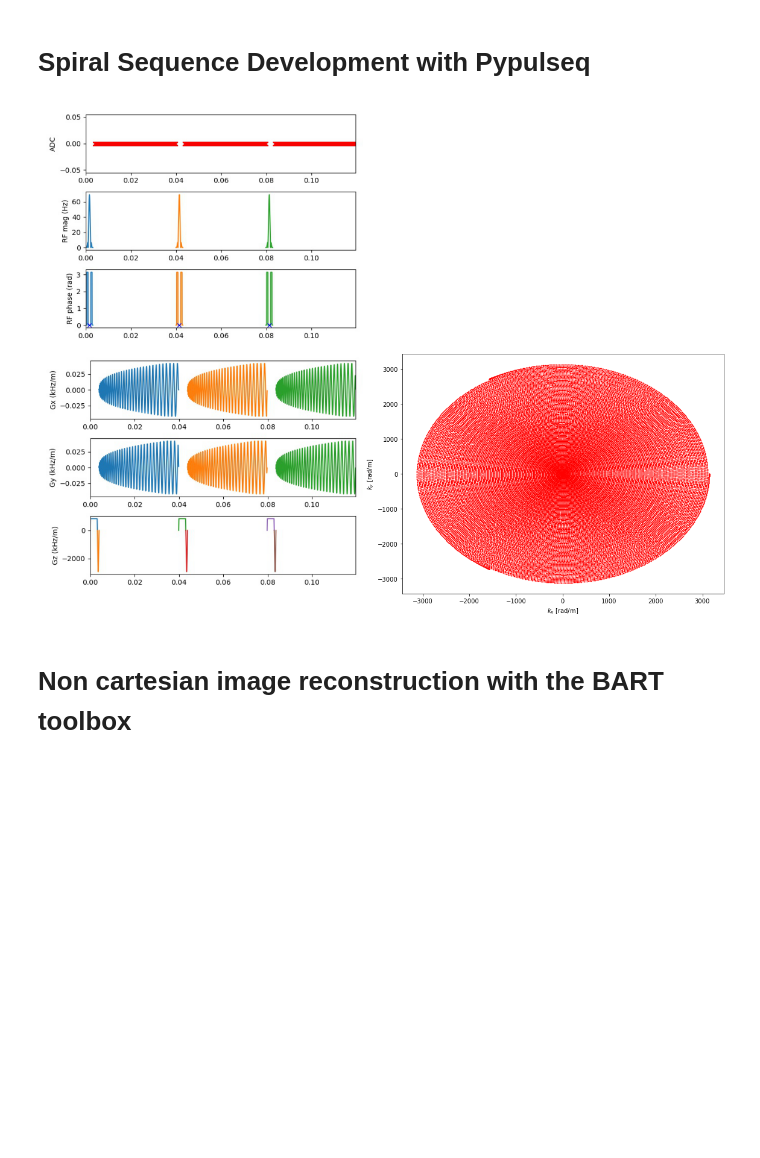
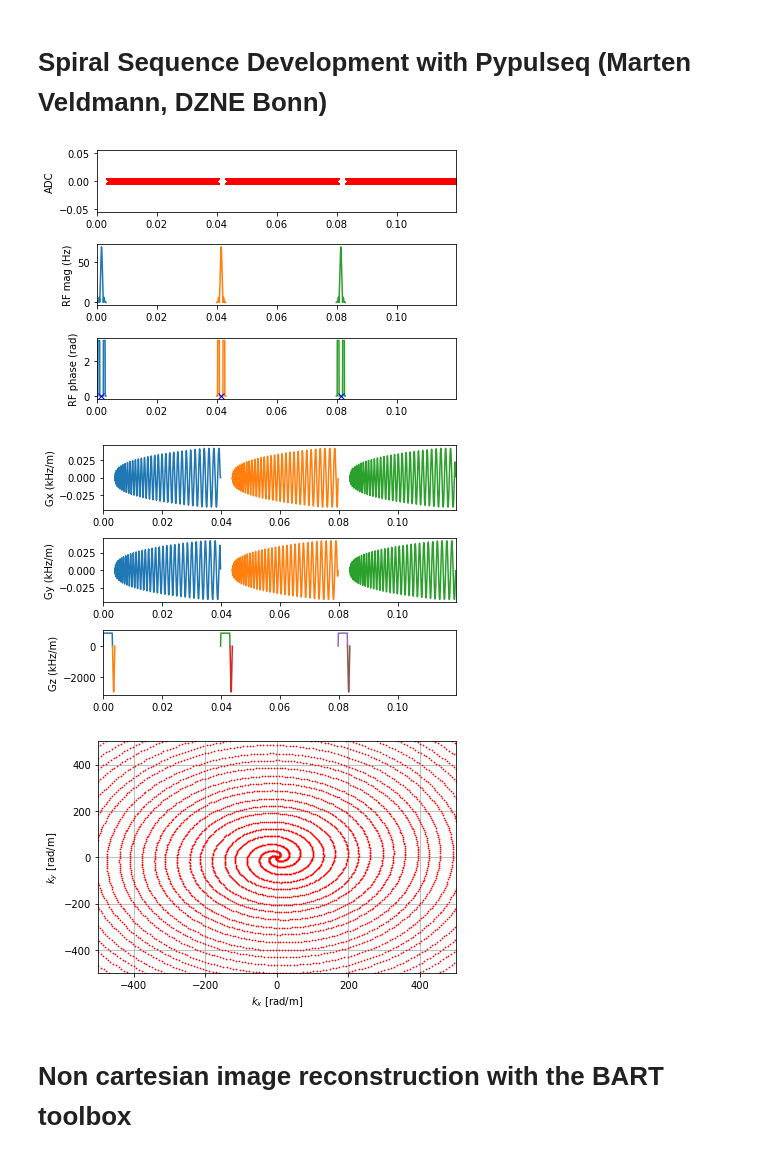
Before and after one commit to mrphysics-bonn/spiral-pypulseq-example, a Jupyter notebook: spiral_example.ipynb, the cells around one changed output. Saved outputs shown, nothing was run; the diff lists cells and outputs as text; code cells hidden in the pictures; blank space fills up the shorter version.

Commit message:
1) exchanged notebook to the version shown in the ISMRM pulsequence tools educational 2) removed seq_plot jpegs

```diff
--- a/spiral_example.ipynb
+++ b/spiral_example.ipynb
@@ -1,5 +1,5 @@
 # %% [markdown]
-# Spiral Sequence Development with Pypulseq
+# Spiral Sequence Development with Pypulseq (Marten Veldmann, DZNE Bonn)
 # %%
 import numpy as np
 
@@ -34,8 +34,9 @@ flip_angle      = 15 # [°]
 rf_duration     = 3  # [ms]
 slice_thickness = 2  # [mm]
 
-rf, gz, gz_rew = make_sinc_pulse(flip_angle=flip_angle*np.pi/180, system=system, duration=rf_duration*1e-3, slice_thickness=slice_thickness*1e-3,
-                            apodization=0.5, time_bw_product=5, use='excitation')
+rf, gz, gz_rew = make_sinc_pulse(flip_angle=flip_angle*np.pi/180, system=system, duration=rf_duration*1e-3,
+                                 slice_thickness=slice_thickness*1e-3, apodization=0.5, time_bw_product=5,
+                                 use='excitation')
 
 # calculate spiral
 nitlv      = 3   # spiral interleaves
@@ -45,7 +46,8 @@ spiraltype = 1   # spiral out
 min_rise   = 6   # minimum gradient rise time
 max_amp    = 42  # maximum gradient amplitude
 
-spiral_calc = spiraltraj.calc_traj(nitlv=nitlv, fov=fov, res=res, spiraltype=spiraltype, min_rise=min_rise, max_amp=max_amp)
+spiral_calc = spiraltraj.calc_traj(nitlv=nitlv, fov=fov, res=res, spiraltype=spiraltype,
+                                   min_rise=min_rise, max_amp=max_amp)
 
 # from list to numpy array
 spiral_x = np.array([])
@@ -82,30 +84,26 @@ seq.write('spiral_example.seq')
 # %%
 # plot sequence
 import matplotlib.pyplot as plt
-import matplotlib.image as mpimg
 %matplotlib inline
 
-# read images created with: seq.plot(time_disp = 's', save=True) - this is only done to be able to place images in subplots
-seq1 = mpimg.imread('seq_plot1.jpg')
-seq2 = mpimg.imread('seq_plot2.jpg')
+# plot sequence diagram with pypulseq's plot command
+seq.plot(time_disp = 's')
 
 # calculate kspace
 ktraj_adc, ktraj, t_excitation, t_refocusing, t_adc = seq.calculate_kspace()
 
-# display images
-fig, ax = plt.subplots(2,2,figsize=[16,12])
-ax[0,0].imshow(seq1)
-ax[0,0].set_axis_off()
-ax[1,0].imshow(seq2)
-ax[1,0].set_xlabel('$t$ [s]')
-ax[1,0].set_axis_off()
-ax[1,1].plot(ktraj_adc[0, :]*1e-3*system.gamma*2*np.pi, ktraj_adc[1, :]*1e-3*system.gamma*2*np.pi, 'r.', markersize=1.5)
-ax[1,1].set_xlabel('$k_x$ [rad/m]')
-ax[1,1].set_ylabel('$k_y$ [rad/m]')
-ax[0,1].set_axis_off()
+# plot trajectory and zoom in
+plt.plot(ktraj_adc[0, :]*1e-3*system.gamma*2*np.pi, ktraj_adc[1, :]*1e-3*system.gamma*2*np.pi, 'r.', markersize=1.5)
+plt.xlabel('$k_x$ [rad/m]')
+plt.ylabel('$k_y$ [rad/m]')
+plt.xlim(-500,500)
+plt.ylim(-500,500)
+plt.grid()
 plt.tight_layout()
 # %% [output]
-[figure, old version]
+[figure, new version]
+[figure, added]
+[figure, added]
 # %% [markdown]
 # Non cartesian image reconstruction with the BART toolbox
 # %%
```
Also changed, not shown: parts of 7 cells of this notebook, 2 other files.
